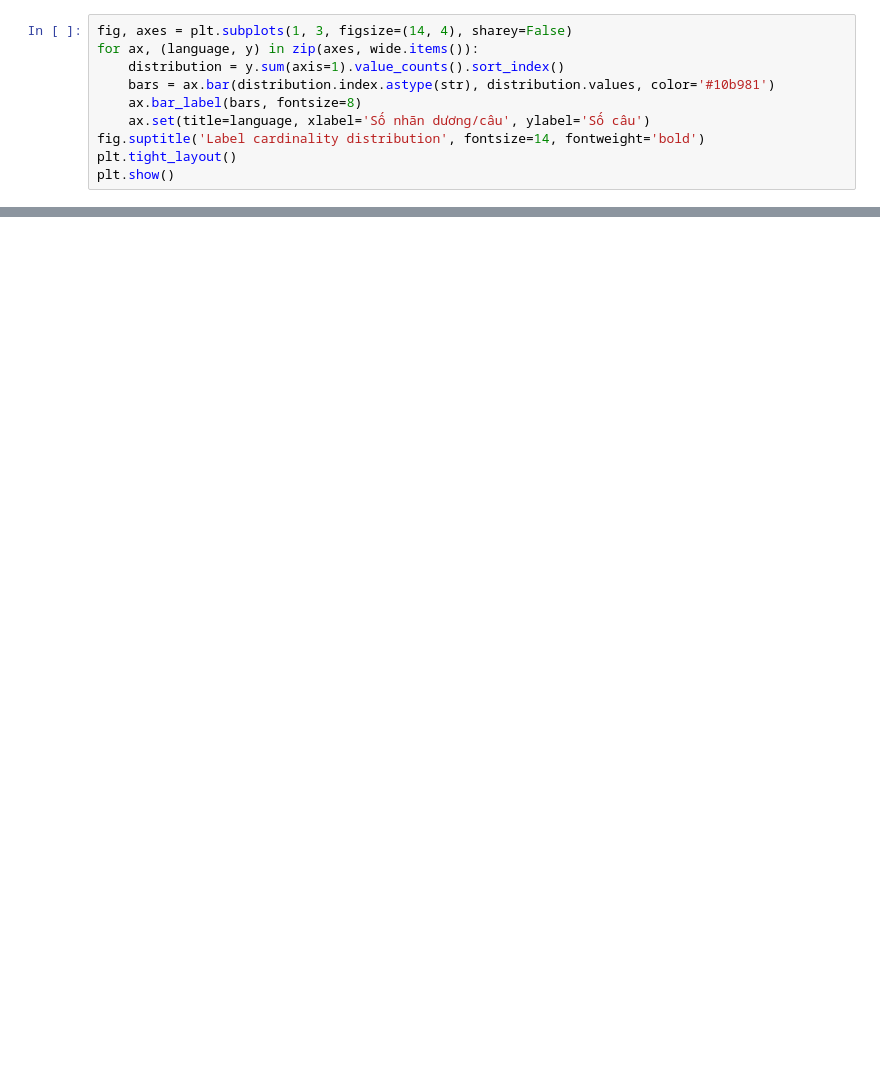
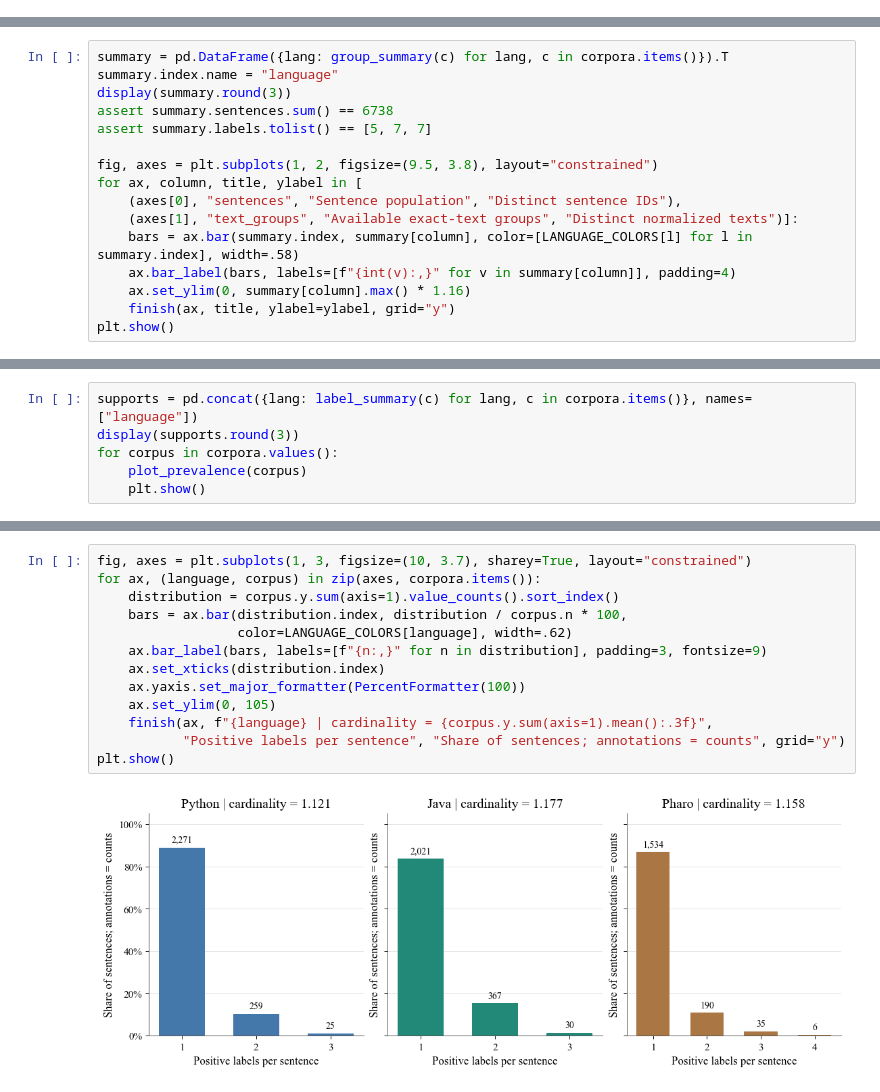
Before and after one commit to binhbinh22/Master-Seminar-2, a Jupyter notebook: notebooks/EDA_all_datasets.ipynb, the cells around one changed output, grey strips where cells are left out. Drawn from its saved outputs; the diff is of its cells as text; blank space fills up the shorter version.

```diff
--- a/notebooks/EDA_all_datasets.ipynb
+++ b/notebooks/EDA_all_datasets.ipynb
@@ -165,10 +0,0 @@ display(multi_label_summary.round(3))
-# %%
-fig, axes = plt.subplots(1, 3, figsize=(14, 4), sharey=False)
-for ax, (language, y) in zip(axes, wide.items()):
-    distribution = y.sum(axis=1).value_counts().sort_index()
-    bars = ax.bar(distribution.index.astype(str), distribution.values, color='#10b981')
-    ax.bar_label(bars, fontsize=8)
-    ax.set(title=language, xlabel='Số nhãn dương/câu', ylabel='Số câu')
-fig.suptitle('Label cardinality distribution', fontsize=14, fontweight='bold')
-plt.tight_layout()
-plt.show()
@@ -416,0 +45,16 @@ display(final_summary.round(3))
+# %%
+summary = pd.DataFrame({lang: group_summary(c) for lang, c in corpora.items()}).T
+summary.index.name = "language"
+display(summary.round(3))
+assert summary.sentences.sum() == 6738
+assert summary.labels.tolist() == [5, 7, 7]
+
+fig, axes = plt.subplots(1, 2, figsize=(9.5, 3.8), layout="constrained")
+for ax, column, title, ylabel in [
+    (axes[0], "sentences", "Sentence population", "Distinct sentence IDs"),
+    (axes[1], "text_groups", "Available exact-text groups", "Distinct normalized texts")]:
+    bars = ax.bar(summary.index, summary[column], color=[LANGUAGE_COLORS[l] for l in summary.index], width=.58)
+    ax.bar_label(bars, labels=[f"{int(v):,}" for v in summary[column]], padding=4)
+    ax.set_ylim(0, summary[column].max() * 1.16)
+    finish(ax, title, ylabel=ylabel, grid="y")
+plt.show()
@@ -416,0 +71,6 @@ display(final_summary.round(3))
+# %%
+supports = pd.concat({lang: label_summary(c) for lang, c in corpora.items()}, names=["language"])
+display(supports.round(3))
+for corpus in corpora.values():
+    plot_prevalence(corpus)
+    plt.show()
@@ -416,0 +99,15 @@ display(final_summary.round(3))
+# %%
+fig, axes = plt.subplots(1, 3, figsize=(10, 3.7), sharey=True, layout="constrained")
+for ax, (language, corpus) in zip(axes, corpora.items()):
+    distribution = corpus.y.sum(axis=1).value_counts().sort_index()
+    bars = ax.bar(distribution.index, distribution / corpus.n * 100,
+                  color=LANGUAGE_COLORS[language], width=.62)
+    ax.bar_label(bars, labels=[f"{n:,}" for n in distribution], padding=3, fontsize=9)
+    ax.set_xticks(distribution.index)
+    ax.yaxis.set_major_formatter(PercentFormatter(100))
+    ax.set_ylim(0, 105)
+    finish(ax, f"{language} | cardinality = {corpus.y.sum(axis=1).mean():.3f}",
+           "Positive labels per sentence", "Share of sentences; annotations = counts", grid="y")
+plt.show()
+# %% [output]
+[figure, added]
```
Also changed, not shown: parts of 50 cells of this notebook, 51 other files.
